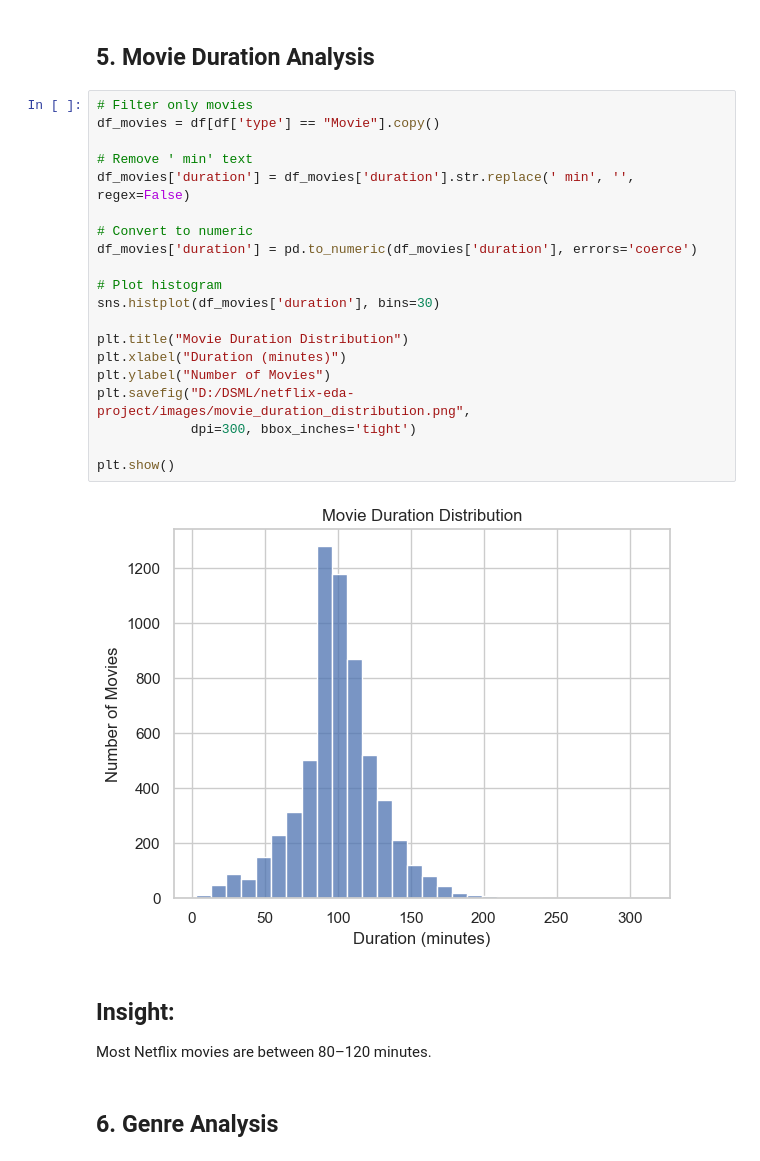
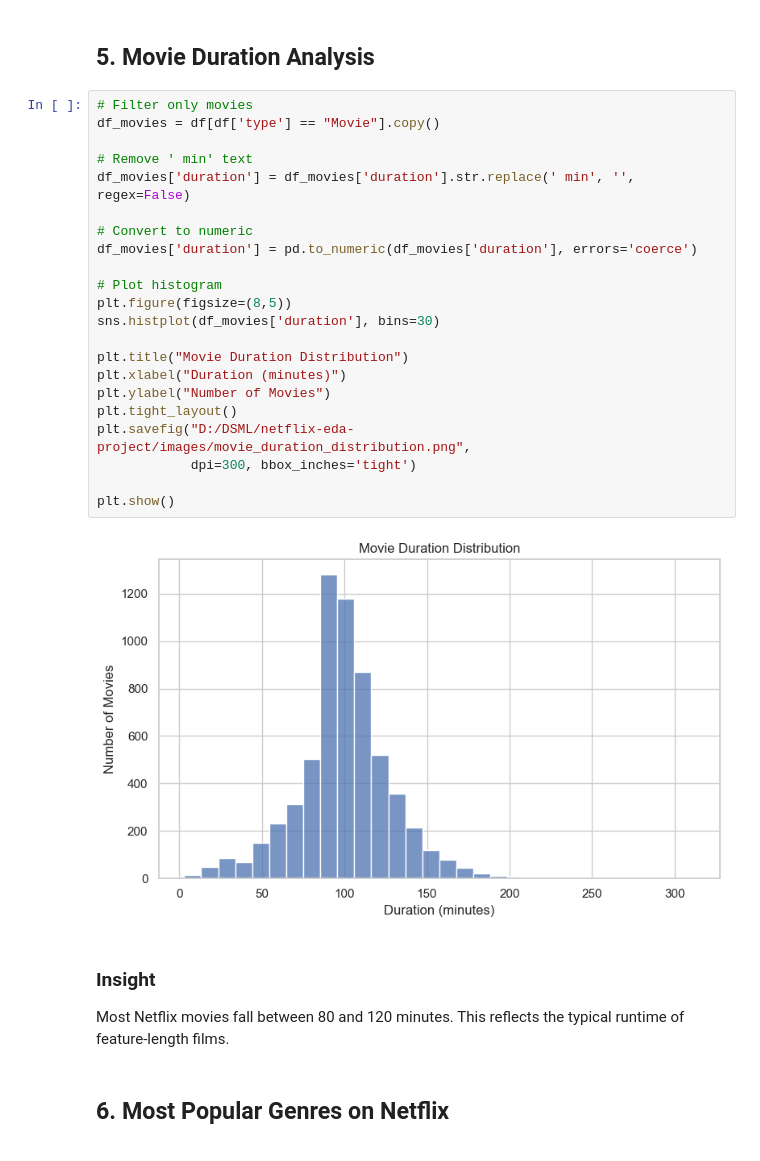
Before and after one commit to Saiful-2/netflix-eda-project, a Jupyter notebook: notebook/netflix_eda.ipynb, the cells around one changed output. Cells and saved outputs as stored; diff of their text form.

```diff
--- a/notebook/netflix_eda.ipynb
+++ b/notebook/netflix_eda.ipynb
@@ -127,29 +203,33 @@ TV-MA and TV-14 dominate Netflix content ratings.
 # %%
 # Filter only movies
 df_movies = df[df['type'] == "Movie"].copy()
 
 # Remove ' min' text
 df_movies['duration'] = df_movies['duration'].str.replace(' min', '', regex=False)
 
 # Convert to numeric
 df_movies['duration'] = pd.to_numeric(df_movies['duration'], errors='coerce')
 
 # Plot histogram
+plt.figure(figsize=(8,5))
 sns.histplot(df_movies['duration'], bins=30)
 
 plt.title("Movie Duration Distribution")
 plt.xlabel("Duration (minutes)")
 plt.ylabel("Number of Movies")
+plt.tight_layout()
 plt.savefig("D:/DSML/netflix-eda-project/images/movie_duration_distribution.png",
             dpi=300, bbox_inches='tight')
 
 plt.show()
 # %% [output]
-[figure, old version]
+[figure, new version]
 # %% [markdown]
-## Insight:
-Most Netflix movies are between 80–120 minutes.
+### Insight
+
+Most Netflix movies fall between 80 and 120 minutes.
+This reflects the typical runtime of feature-length films.
 # %% [markdown]
-## 6. Genre Analysis
+## 6. Most Popular Genres on Netflix
 # %%
 top_genres = df['listed_in'].value_counts().head(10)
```
Also changed, not shown: parts of 33 cells of this notebook.
